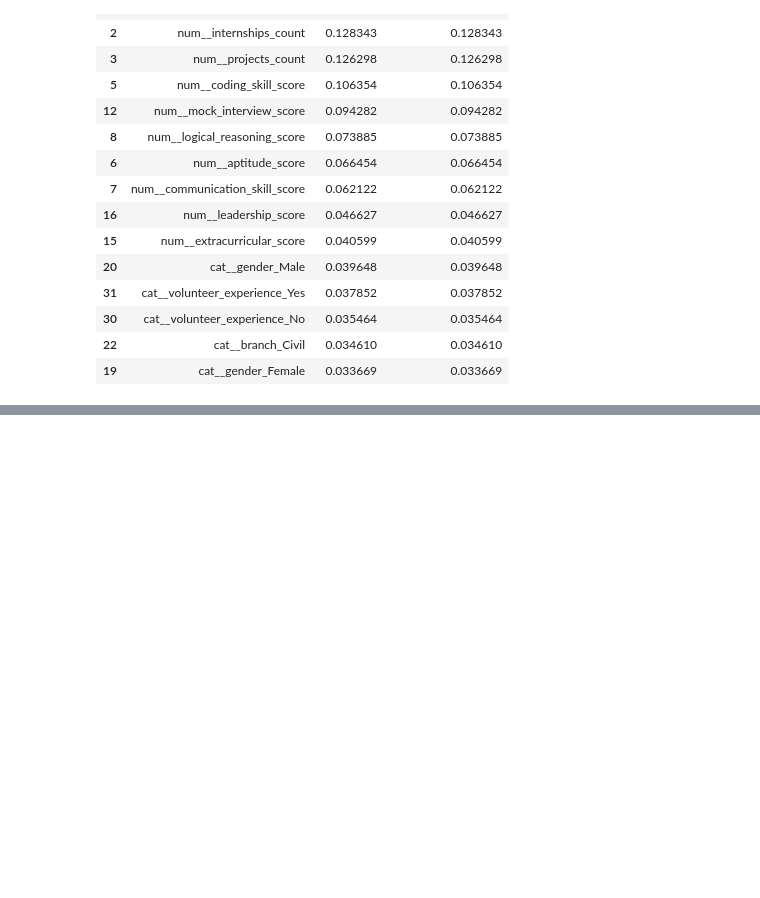
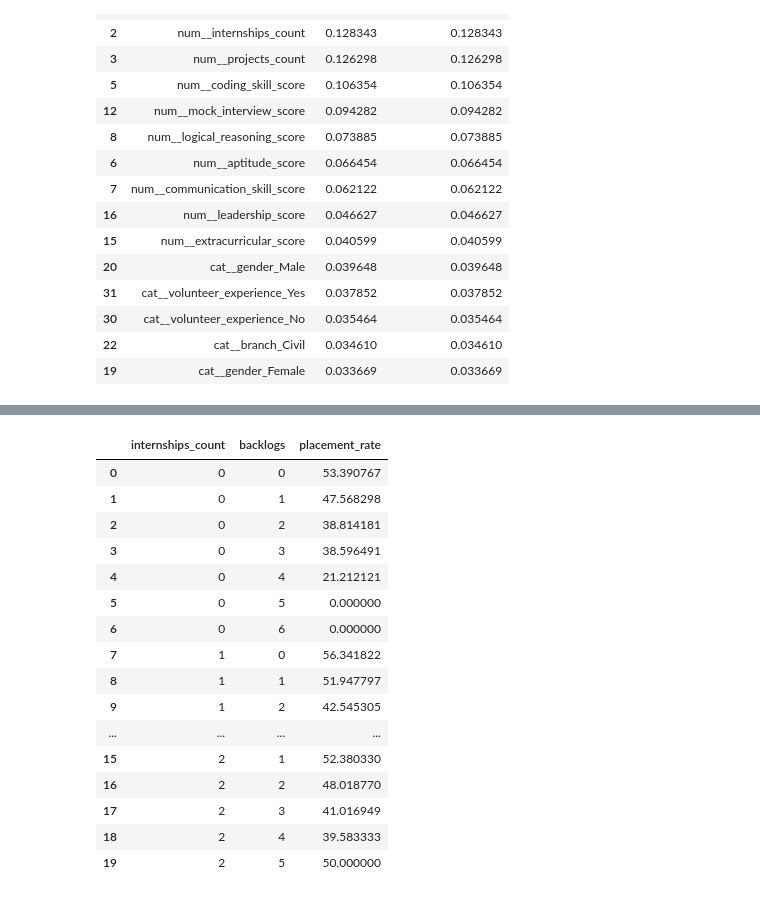
Before and after one commit to Sankethmundas/student_placement_prediction, a Jupyter notebook: notebooks/02_preprocessing_and_modeling.ipynb, the cells around one changed output, grey strips where cells are left out. Saved outputs shown, nothing was run; the diff lists cells and outputs as text; code cells hidden in the pictures; blank space fills up the shorter version.

```diff
--- a/notebooks/02_preprocessing_and_modeling.ipynb
+++ b/notebooks/02_preprocessing_and_modeling.ipynb
@@ -603,0 +1305,26 @@ feature_importance.head(15)
+# %%
+placement_by_internship_backlog = (
+    df.groupby(["internships_count", "backlogs"])["placement_status"]
+    .apply(lambda x: (x == "Placed").mean() * 100)
+    .reset_index(name="placement_rate")
+)
+
+placement_by_internship_backlog.head(20)
+# %% [output]
+|  | internships_count | backlogs | placement_rate |
+| 0 | 0 | 0 | 53.390767 |
+| 1 | 0 | 1 | 47.568298 |
+| 2 | 0 | 2 | 38.814181 |
+| 3 | 0 | 3 | 38.596491 |
+| 4 | 0 | 4 | 21.212121 |
+| 5 | 0 | 5 | 0.000000 |
+| 6 | 0 | 6 | 0.000000 |
+| 7 | 1 | 0 | 56.341822 |
+| 8 | 1 | 1 | 51.947797 |
+| 9 | 1 | 2 | 42.545305 |
+| ... | ... | ... | ... |
+| 15 | 2 | 1 | 52.380330 |
+| 16 | 2 | 2 | 48.018770 |
+| 17 | 2 | 3 | 41.016949 |
+| 18 | 2 | 4 | 39.583333 |
+| 19 | 2 | 5 | 50.000000 |
```
Also changed, not shown: parts of 85 cells of this notebook.
